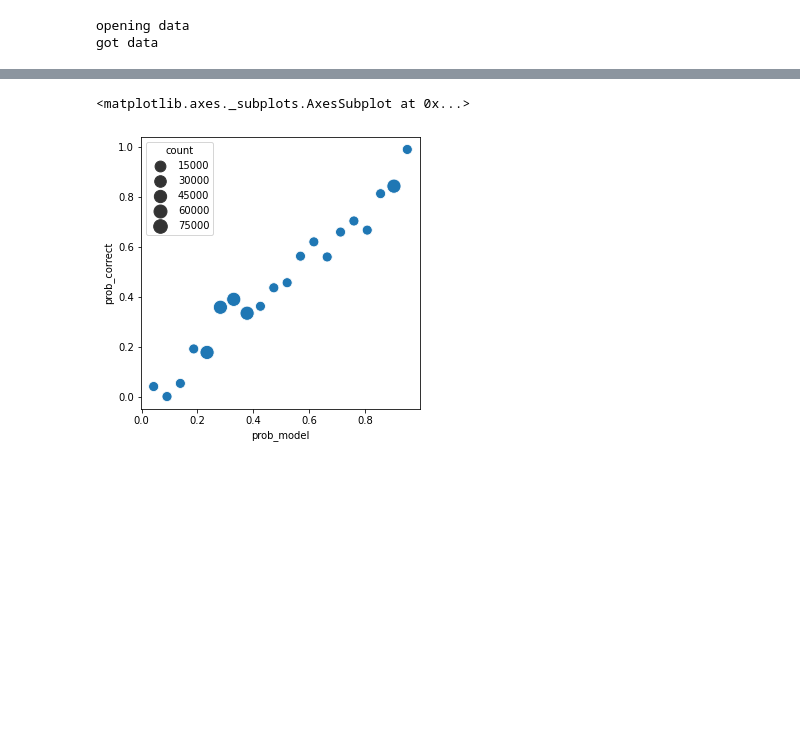
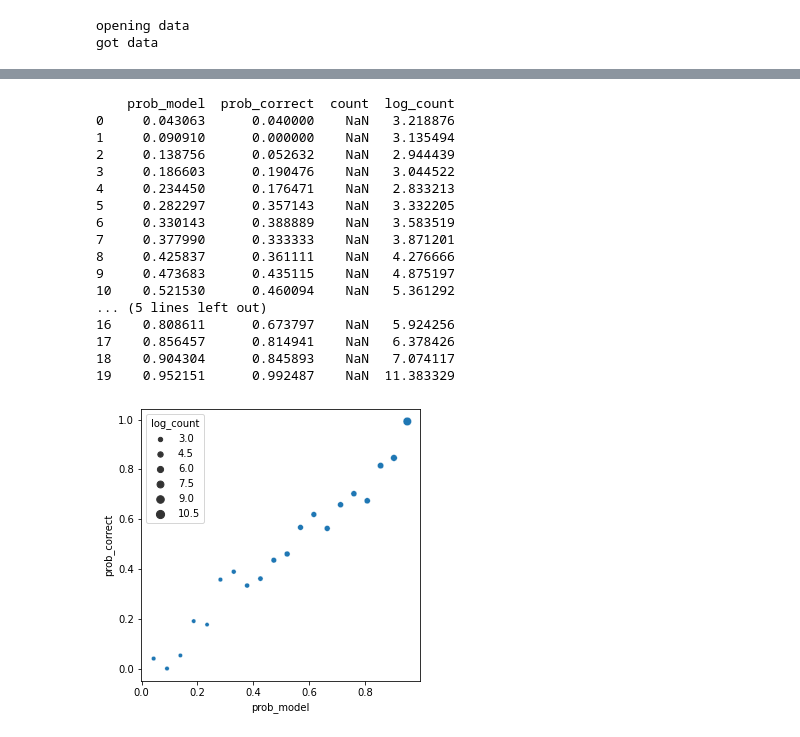
Before and after one commit to esteng/calibration_miso, a Jupyter notebook: analysis/calibration.ipynb, the cells around one changed output, grey strips where cells are left out. Drawn from its saved outputs; the diff is of its cells as text; code cells hidden in the pictures; blank space fills up the shorter version.

```diff
--- a/analysis/calibration.ipynb
+++ b/analysis/calibration.ipynb
@@ -22,7 +22,7 @@ def check_tokens(pred_tok, tgt_tok, prev_tgts):
         return pred_tok.split("_")[1] == tgt_tok
     else:
         try:
-            tok_idx = int(pred_tok.split("_")[1])-5
+            tok_idx = int(pred_tok.split("_")[1])-1
             return prev_tgts[tok_idx] == tgt_tok
         except IndexError:
             print(len(prev_tgts))
@@ -44,7 +44,7 @@ def get_probs(data):
 
     mistakes, corrects = [], []
 
-    for instance in tqdm(data):
+    for instance_idx, instance in tqdm(enumerate(data)):
         instance = instance
         left_context = [x[0] for x in instance['left_context']][1:]
         target_toks = left_context + ["@end@"]
@@ -59,7 +59,8 @@ def get_probs(data):
             target_token = target_toks[i]
             tokens_are_equal = check_tokens(output_token, target_token, left_context[:i])
             if not tokens_are_equal:
-                mistake = {"source_tokens": source_tokens,
+                mistake = {"instance_idx": instance_idx,
+                           "source_tokens": source_tokens,
                            "left_context": left_context[0:i],
                            "target_toks": target_toks[0:i],
                            "output_token": output_token,
@@ -67,7 +68,8 @@ def get_probs(data):
                            "target_token": target_token}
                 mistakes.append(mistake)
             else:
-                correct = {"source_tokens": source_tokens,
+                correct = {"instance_idx": instance_idx,
+                           "source_tokens": source_tokens,
                            "left_context": left_context[0:i],
                            "target_toks": target_toks[0:i],
                            "output_token": output_token,
@@ -75,7 +77,6 @@ def get_probs(data):
                            "target_token": target_token}
                 corrects.append(correct)
 
-
     return mistakes, corrects
 # %%
 data = read_json("/brtx/604-nvme2/estengel/miso_models/tune_roberta//translate_output/dev_valid_losses.json")
@@ -119,18 +142,41 @@ prob_df = pd.DataFrame(prob_df_data)
 import scipy
 from collections import Counter
 
-values, bin_edges, bin_number = scipy.stats.binned_statistic(prob_df['prob'], prob_df['correct'], statistic='mean', bins=20)
+values, bin_edges, bin_number = scipy.stats.binned_statistic(prob_df['prob'],
+                                                             prob_df['correct'],
+                                                             statistic='mean',
+                                                             bins=20)
 bin_lookup = Counter(bin_number)
 # %%
 fig, ax = plt.subplots(figsize=(5,5))
 
-
 df_to_plot = pd.DataFrame(columns=["prob_model", "prob_correct", "count"])
-for val, edge, bin_num in zip(values, bin_edges, bin_number):
-    df_to_plot = df_to_plot.append({"prob_model": edge, "prob_correct": val, "count": bin_lookup[bin_num]}, ignore_index=True)
+for i, (val, edge, bin_num) in enumerate(zip(values, bin_edges, bin_number)):
+    df_to_plot = df_to_plot.append({"prob_model": edge,
+                                    "prob_correct": val,
+                                    "log_count": np.log(bin_lookup[i+1])},
+                                    ignore_index=True)
 
 
-sns.scatterplot(data=df_to_plot, x = "prob_model", y="prob_correct", size="count", sizes=(100, 200), ax=ax)
+sns.scatterplot(data=df_to_plot, x = "prob_model", y="prob_correct", size="log_count", ax=ax, legend='brief')
+
+print(df_to_plot)
 # %% [output]
-<matplotlib.axes._subplots.AxesSubplot at 0x...>
+    prob_model  prob_correct  count  log_count
+0     0.043063      0.040000    NaN   3.218876
+1     0.090910      0.000000    NaN   3.135494
+2     0.138756      0.052632    NaN   2.944439
+3     0.186603      0.190476    NaN   3.044522
+4     0.234450      0.176471    NaN   2.833213
+5     0.282297      0.357143    NaN   3.332205
+6     0.330143      0.388889    NaN   3.583519
+7     0.377990      0.333333    NaN   3.871201
+8     0.425837      0.361111    NaN   4.276666
+9     0.473683      0.435115    NaN   4.875197
+10    0.521530      0.460094    NaN   5.361292
+... (5 lines left out)
+16    0.808611      0.673797    NaN   5.924256
+17    0.856457      0.814941    NaN   6.378426
+18    0.904304      0.845893    NaN   7.074117
+19    0.952151      0.992487    NaN  11.383329
-[figure, old version]
+[figure, new version]
```
Also changed, not shown: parts of 7 cells of this notebook.
